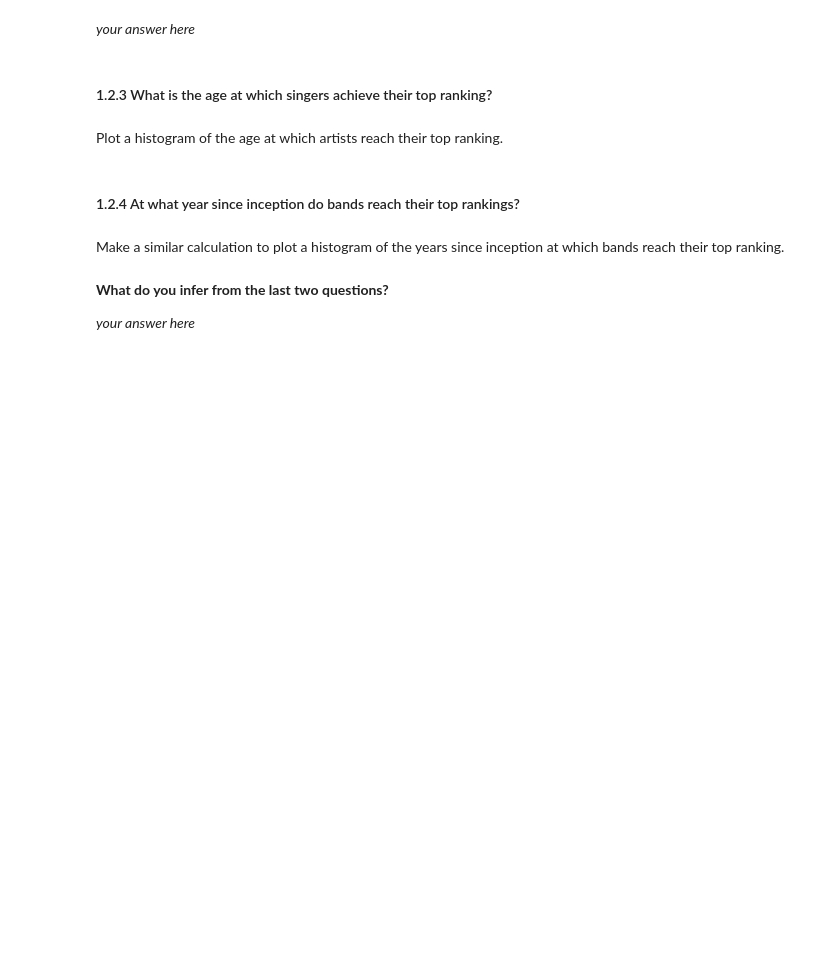
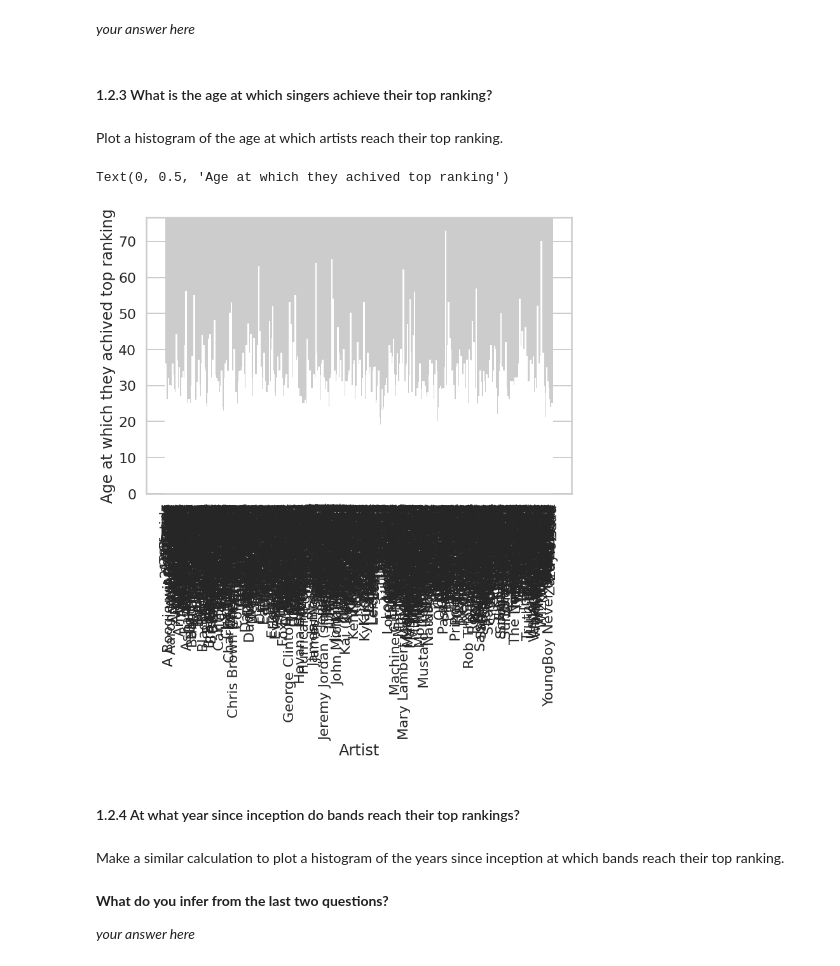
Before and after one commit to azizamirsaidova/homework_2, a Jupyter notebook: distribute_HW2.ipynb, the cells around one changed output. Drawn from its saved outputs; the diff is of its cells as text; code cells hidden in the pictures; blank space fills up the shorter version.

```diff
--- a/distribute_HW2.ipynb
+++ b/distribute_HW2.ipynb
@@ -389,5 +402,9 @@ How have the singers at the top shifted places? Why do you think this is so?
 Plot a histogram of the age at which artists reach their top ranking.
 # %%
 #Find all artists where the birthday is extracted
-
 #your code here
+temp_data = largedf.copy()
+temp_data =temp_data[temp_data['born'].notna()]
+temp_data['Age'] = temp_data['born'].str[:4]
+temp_data['Age'] = pd.to_numeric(temp_data['Age'], errors='coerce')
+temp_data['Age'] = temp_data['year'] - temp_data['Age']
@@ -402,3 +411,23 @@ Plot a histogram of the age at which artists reach their top ranking.
+# %%
+#Calculate their ages as a dataseries
+#your code here
+singer = temp_data.groupby(['band_singer'])['ranking'].max().index
+top_rank = temp_data.groupby(['band_singer'])['ranking'].max().values
+
+Singer_age_dict = {}
+for i in  range(0,len(singer)):
+  Singer_age_dict[singer[i]] = min(temp_data[(temp_data['band_singer']==singer[i]) & (temp_data['ranking']==top_rank[i])]['Age'].values)
+# %%
+#Visualization
+#your code here
+plt.figure(figsize=(12, 8))
+plt.bar(Singer_age_dict.keys(), Singer_age_dict.values())
+plt.xticks(rotation = 90)
+plt.xlabel('Artist')
+plt.ylabel('Age at which they achived top ranking')
+# %% [output]
+Text(0, 0.5, 'Age at which they achived top ranking')
+[figure, added]
 # %% [markdown]
 #### 1.2.4 At what year since inception do bands reach their top rankings?
 # %% [markdown]
```
Also changed, not shown: parts of 11 cells of this notebook.
